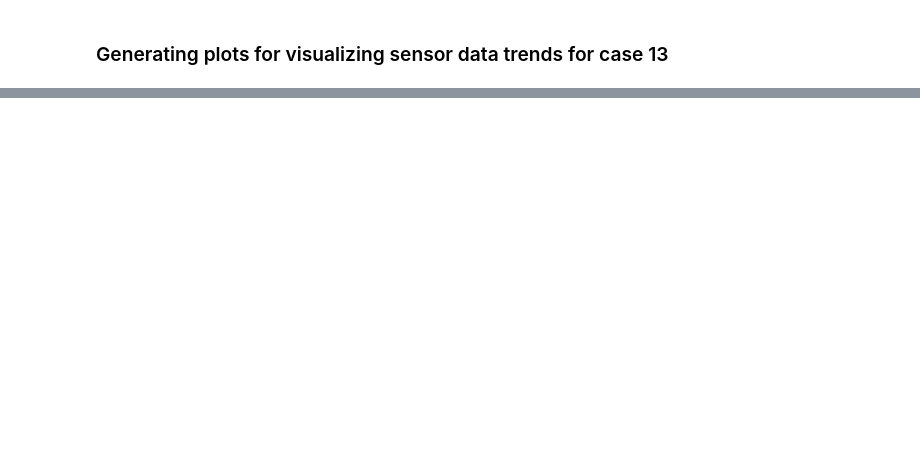
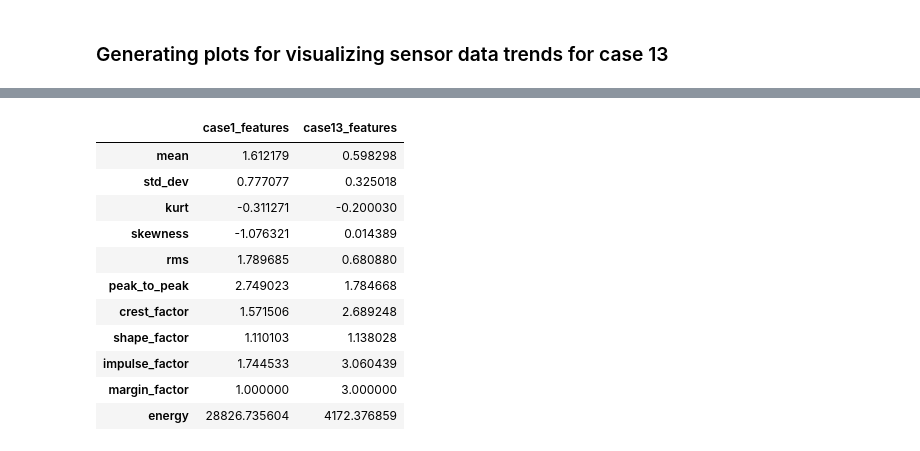
Before and after one commit to Subhigupta/Anomaly-Detection-NASA-Milling-Dataset, a Jupyter notebook: Exploring dataset.ipynb, the cells around one changed output, grey strips where cells are left out. Saved outputs shown, nothing was run; the diff lists cells and outputs as text; code cells hidden in the pictures; blank space fills up the shorter version.

Commit message:
Extracted time domain features

```diff
--- a/Exploring dataset.ipynb
+++ b/Exploring dataset.ipynb
@@ -306,0 +309,13 @@ Int64Index([130, 131, 132, 133, 134, 135, 136, 137, 138, 139, 140, 141, 142,
+# %%
+#calculate time domain features
+case1_dict['mean']=np.mean(vib_table_case1_run1_array)
+case1_dict['std_dev']=np.std(vib_table_case1_run1_array)
+case1_dict['kurt']=kurtosis(vib_table_case1_run1_array)
+case1_dict['skewness']=skew(vib_table_case1_run1_array)
+case1_dict['rms']=np.sqrt(np.mean(vib_table_case1_run1_array**2))
+case1_dict['peak_to_peak']=np.max(vib_table_case1_run1_array)-np.min(vib_table_case1_run1_array)
+case1_dict['crest_factor'] = np.max(np.abs(vib_table_case1_run1_array)) / case1_dict['rms']
+case1_dict['shape_factor'] = case1_dict['rms']/case1_dict['mean']
+case1_dict['impulse_factor'] = (np.max(np.abs(vib_table_case1_run1_array)) / case1_dict['mean'])
+case1_dict['margin_factor']=np.max(np.abs(vib_table_case1_run1_array))//(np.mean(np.sqrt(vib_table_case1_run1_array)))**2
+case1_dict['energy']=np.sum(vib_table_case1_run1_array**2)
@@ -306,0 +410,19 @@ Int64Index([130, 131, 132, 133, 134, 135, 136, 137, 138, 139, 140, 141, 142,
+# %%
+#taking the vibration data of first experimental run from case study 13
+#taking first index from indexes_case13 list
+vib_table_case13_run1=mill_data[0,indexes_case13[0]]['vib_table']
+vib_spindle_case13_run1=mill_data[0,indexes_case13[0]]['vib_spindle']
+# %%
+vib_table_case13_run1_array=vib_table_case13_run1.flatten()
+# %%
+case13_dict['mean']=np.mean(vib_table_case13_run1_array)
+case13_dict['std_dev']=np.std(vib_table_case13_run1_array)
+case13_dict['kurt']=kurtosis(vib_table_case13_run1_array)
+case13_dict['skewness']=skew(vib_table_case13_run1_array)
+case13_dict['rms']=np.sqrt(np.mean(vib_table_case13_run1_array**2))
+case13_dict['peak_to_peak']=np.max(vib_table_case13_run1_array)-np.min(vib_table_case13_run1_array)
+case13_dict['crest_factor'] = np.max(np.abs(vib_table_case13_run1_array)) /case13_dict['rms']
+case13_dict['shape_factor'] = case13_dict['rms']/case13_dict['mean']
+case13_dict['impulse_factor'] = (np.max(np.abs(vib_table_case13_run1_array)) / case13_dict['mean'])
+case13_dict['margin_factor']=np.max(np.abs(vib_table_case13_run1_array))//(np.mean(np.sqrt(vib_table_case13_run1_array)))**2
+case13_dict['energy']=np.sum(vib_table_case13_run1_array**2)
@@ -306,0 +431,17 @@ Int64Index([130, 131, 132, 133, 134, 135, 136, 137, 138, 139, 140, 141, 142,
+# %%
+features_dict={'case1_features':case1_dict, 'case13_features':case13_dict}
+features_data=pd.DataFrame(features_dict)
+features_data
+# %% [output]
+|  | case1_features | case13_features |
+| mean | 1.612179 | 0.598298 |
+| std_dev | 0.777077 | 0.325018 |
+| kurt | -0.311271 | -0.200030 |
+| skewness | -1.076321 | 0.014389 |
+| rms | 1.789685 | 0.680880 |
+| peak_to_peak | 2.749023 | 1.784668 |
+| crest_factor | 1.571506 | 2.689248 |
+| shape_factor | 1.110103 | 1.138028 |
+| impulse_factor | 1.744533 | 3.060439 |
+| margin_factor | 1.000000 | 3.000000 |
+| energy | 28826.735604 | 4172.376859 |
```
Also changed, not shown: parts of 18 cells of this notebook, 7 other files.
